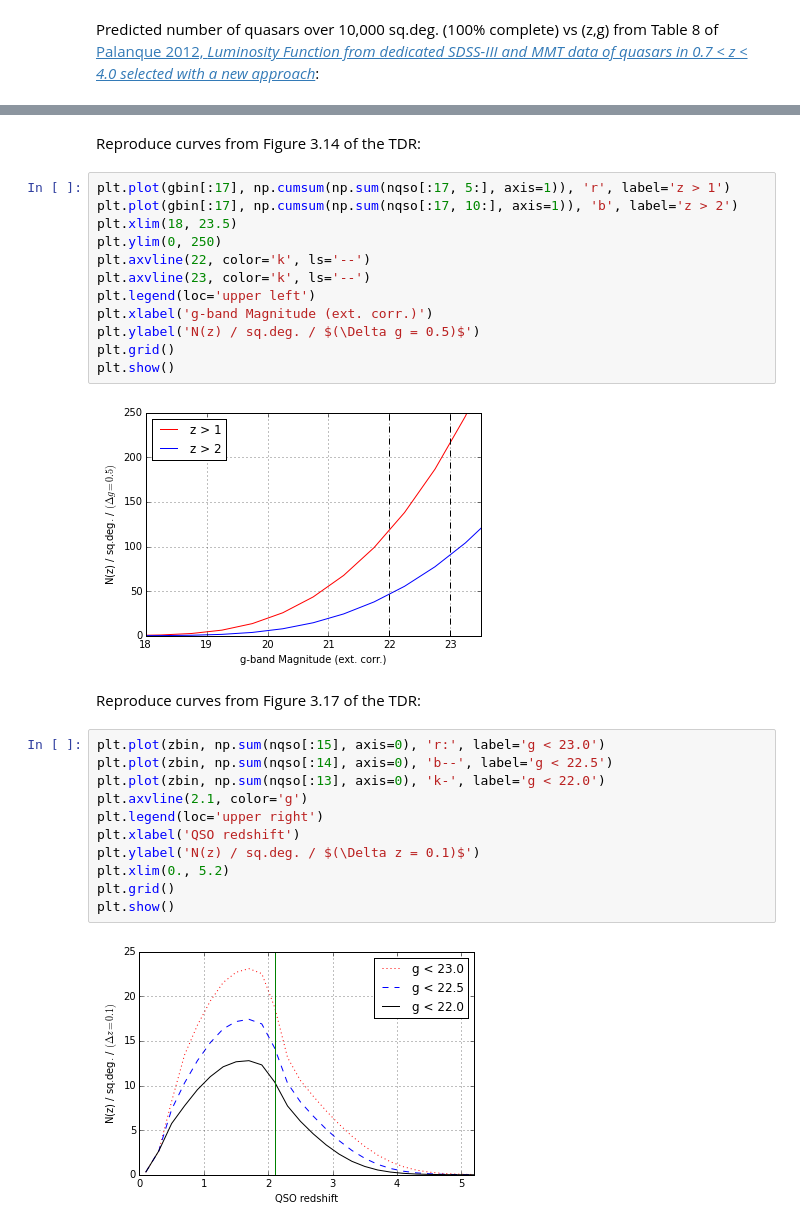
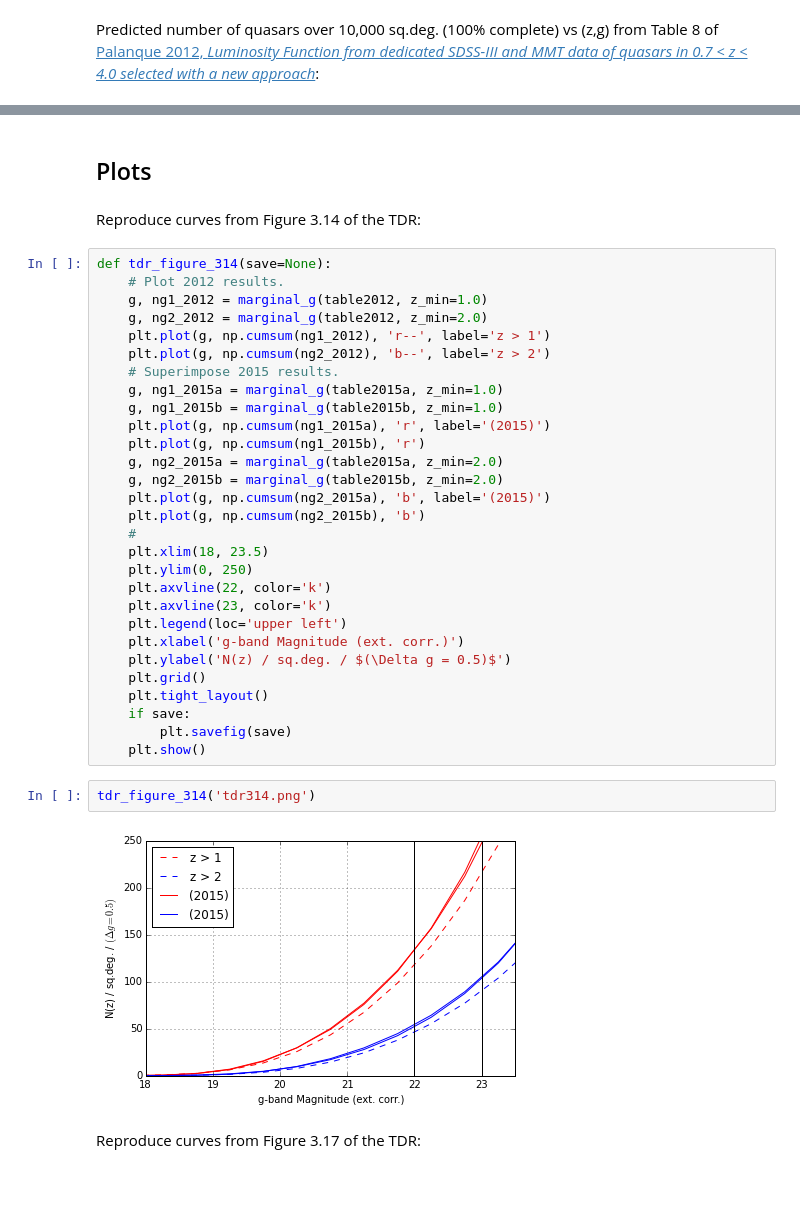
Before and after one commit to dkirkby/ArgonneLymanAlpha, a Jupyter notebook: notebooks/SampleProperties.ipynb, the cells around one changed output, grey strips where cells are left out. Drawn from its saved outputs; the diff is of its cells as text; blank space fills up the shorter version.

```diff
--- a/notebooks/SampleProperties.ipynb
+++ b/notebooks/SampleProperties.ipynb
@@ -50,31 +137,39 @@ nqso = table2012[:, 1:].reshape((len(gbin), len(zbin))) / 10000. # normalize 1 s
+# %% [markdown]
+## Plots
 # %% [markdown]
 Reproduce curves from Figure 3.14 of the TDR:
 # %%
-plt.plot(gbin[:17], np.cumsum(np.sum(nqso[:17, 5:], axis=1)), 'r', label='z > 1')
-plt.plot(gbin[:17], np.cumsum(np.sum(nqso[:17, 10:], axis=1)), 'b', label='z > 2')
-plt.xlim(18, 23.5)
-plt.ylim(0, 250)
-plt.axvline(22, color='k', ls='--')
-plt.axvline(23, color='k', ls='--')
-plt.legend(loc='upper left')
-plt.xlabel('g-band Magnitude (ext. corr.)')
-plt.ylabel('N(z) / sq.deg. / $(\Delta g = 0.5)$')
-plt.grid()
-plt.show()
+def tdr_figure_314(save=None):
+    # Plot 2012 results.
+    g, ng1_2012 = marginal_g(table2012, z_min=1.0)
+    g, ng2_2012 = marginal_g(table2012, z_min=2.0)
+    plt.plot(g, np.cumsum(ng1_2012), 'r--', label='z > 1')
+    plt.plot(g, np.cumsum(ng2_2012), 'b--', label='z > 2')
+    # Superimpose 2015 results.
+    g, ng1_2015a = marginal_g(table2015a, z_min=1.0)
+    g, ng1_2015b = marginal_g(table2015b, z_min=1.0)
+    plt.plot(g, np.cumsum(ng1_2015a), 'r', label='(2015)')
+    plt.plot(g, np.cumsum(ng1_2015b), 'r')
+    g, ng2_2015a = marginal_g(table2015a, z_min=2.0)
+    g, ng2_2015b = marginal_g(table2015b, z_min=2.0)
+    plt.plot(g, np.cumsum(ng2_2015a), 'b', label='(2015)')
+    plt.plot(g, np.cumsum(ng2_2015b), 'b')
+    #
+    plt.xlim(18, 23.5)
+    plt.ylim(0, 250)
+    plt.axvline(22, color='k')
+    plt.axvline(23, color='k')
+    plt.legend(loc='upper left')
+    plt.xlabel('g-band Magnitude (ext. corr.)')
+    plt.ylabel('N(z) / sq.deg. / $(\Delta g = 0.5)$')
+    plt.grid()
+    plt.tight_layout()
+    if save:
+        plt.savefig(save)
+    plt.show()
-# %% [output]
-[figure, removed]
+# %%
+tdr_figure_314('tdr314.png')
+# %% [output]
+[figure, added]
 # %% [markdown]
 Reproduce curves from Figure 3.17 of the TDR:
-# %%
-plt.plot(zbin, np.sum(nqso[:15], axis=0), 'r:', label='g < 23.0')
-plt.plot(zbin, np.sum(nqso[:14], axis=0), 'b--', label='g < 22.5')
-plt.plot(zbin, np.sum(nqso[:13], axis=0), 'k-', label='g < 22.0')
-plt.axvline(2.1, color='g')
-plt.legend(loc='upper right')
-plt.xlabel('QSO redshift')
-plt.ylabel('N(z) / sq.deg. / $(\Delta z = 0.1)$')
-plt.xlim(0., 5.2)
-plt.grid()
-plt.show()
-# %% [output]
-[figure, removed]
```
Also changed, not shown: parts of 17 cells of this notebook.
